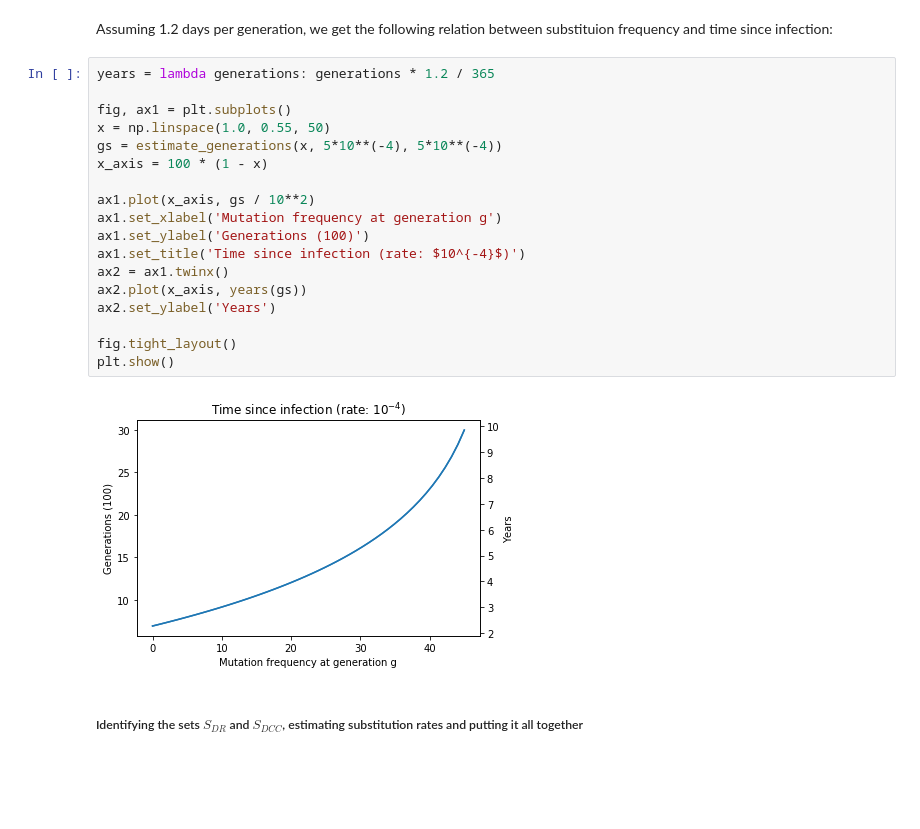
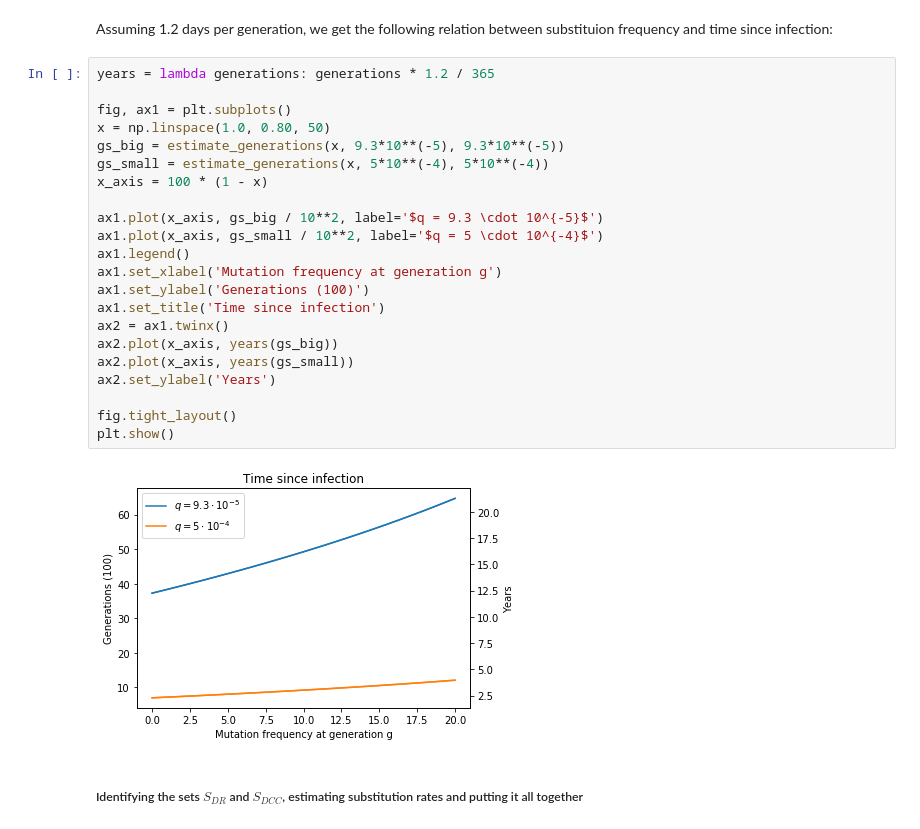
Before and after one commit to PeterARBork/HIV_infection_age_predictor, a Jupyter notebook: HIV infection age modelling.ipynb, the cells around one changed output. Drawn from its saved outputs; the diff is of its cells as text; blank space fills up the shorter version.

```diff
--- a/HIV infection age modelling.ipynb
+++ b/HIV infection age modelling.ipynb
@@ -242,23 +242,27 @@ Assuming 1.2 days per generation, we get the following relation between substitu
 # %%
 years = lambda generations: generations * 1.2 / 365
 
 fig, ax1 = plt.subplots()
-x = np.linspace(1.0, 0.55, 50)
-gs = estimate_generations(x, 5*10**(-4), 5*10**(-4))
+x = np.linspace(1.0, 0.80, 50)
+gs_big = estimate_generations(x, 9.3*10**(-5), 9.3*10**(-5))
+gs_small = estimate_generations(x, 5*10**(-4), 5*10**(-4))
 x_axis = 100 * (1 - x)
 
-ax1.plot(x_axis, gs / 10**2)
+ax1.plot(x_axis, gs_big / 10**2, label='$q = 9.3 \cdot 10^{-5}$')
+ax1.plot(x_axis, gs_small / 10**2, label='$q = 5 \cdot 10^{-4}$')
+ax1.legend()
 ax1.set_xlabel('Mutation frequency at generation g')
 ax1.set_ylabel('Generations (100)')
-ax1.set_title('Time since infection (rate: $10^{-4}$)')
+ax1.set_title('Time since infection')
 ax2 = ax1.twinx()
-ax2.plot(x_axis, years(gs))
+ax2.plot(x_axis, years(gs_big))
+ax2.plot(x_axis, years(gs_small))
 ax2.set_ylabel('Years')
 
 fig.tight_layout()
 plt.show()
 # %% [output]
-[figure, old version]
+[figure, new version]
 # %% [markdown]
 ##### Identifying the sets $S_{DR}$ and $S_{DCC}$, estimating substitution rates and putting it all together
 # %% [markdown]
```
Also changed, not shown: 1 other file.
